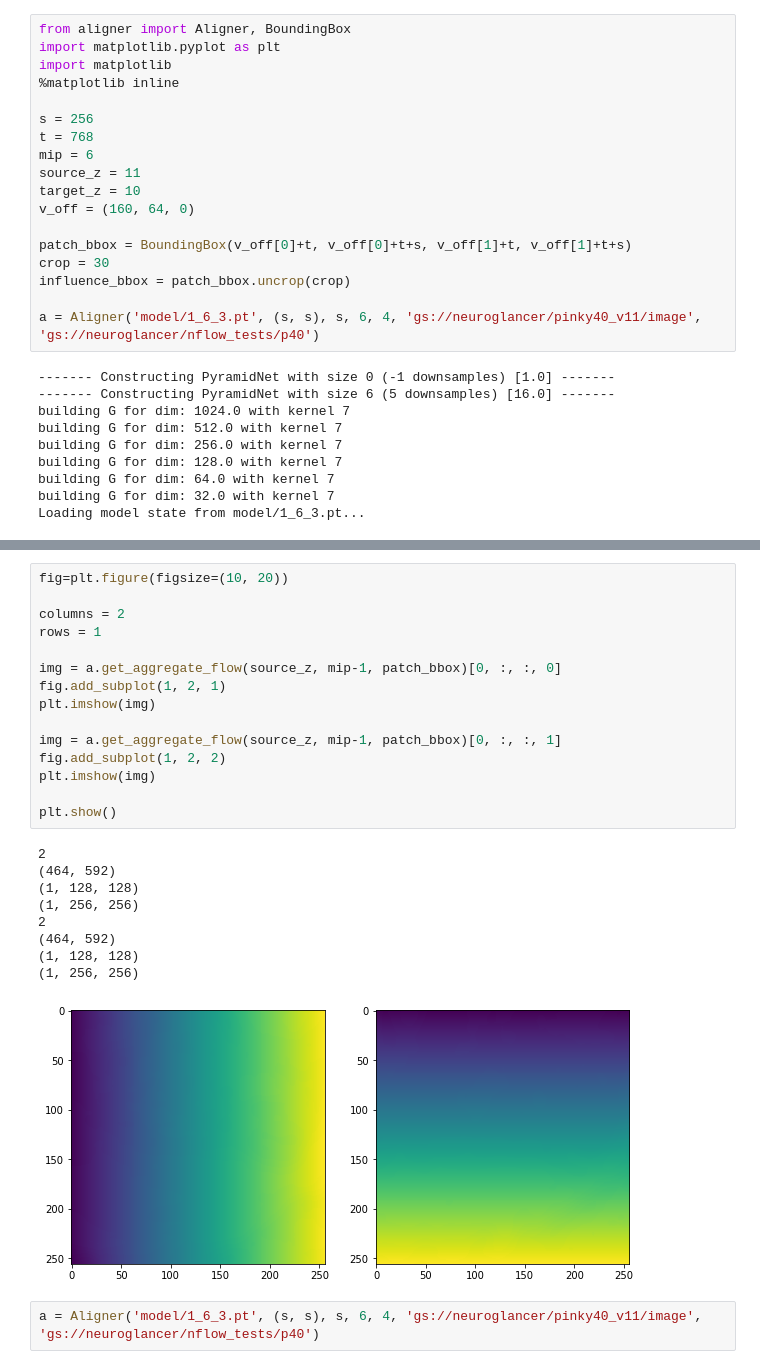
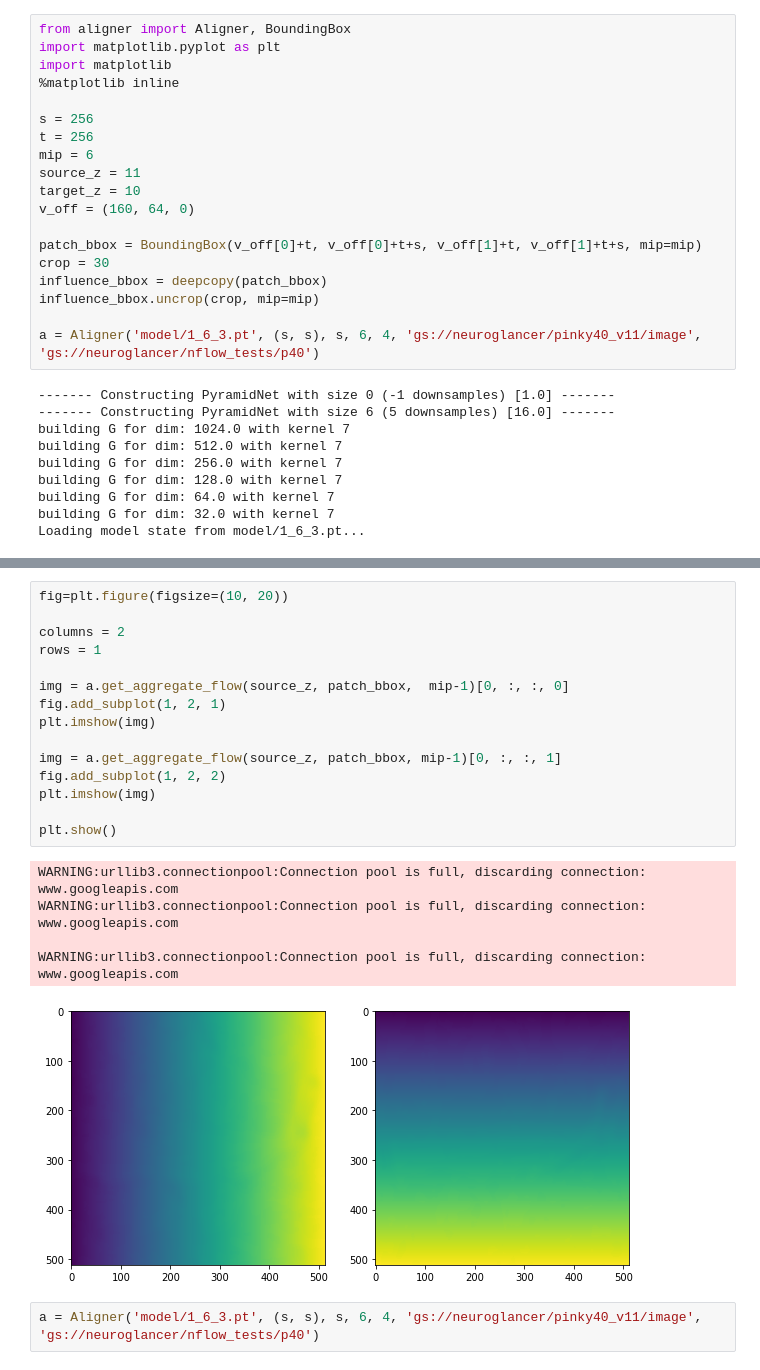
Before and after one commit to seung-lab/SEAMLeSS, a Jupyter notebook: inference/test_notebook.ipynb, the cells around one changed output, grey strips where cells are left out. Saved outputs shown, nothing was run; the diff lists cells and outputs as text.

```diff
--- a/inference/Untitled0.ipynb
+++ b/inference/test_notebook.ipynb
@@ -108,15 +112,16 @@ import matplotlib
 %matplotlib inline
 
 s = 256
-t = 768
+t = 256
 mip = 6
 source_z = 11
 target_z = 10
 v_off = (160, 64, 0)
 
-patch_bbox = BoundingBox(v_off[0]+t, v_off[0]+t+s, v_off[1]+t, v_off[1]+t+s)
+patch_bbox = BoundingBox(v_off[0]+t, v_off[0]+t+s, v_off[1]+t, v_off[1]+t+s, mip=mip)
 crop = 30
-influence_bbox = patch_bbox.uncrop(crop)
+influence_bbox = deepcopy(patch_bbox)
+influence_bbox.uncrop(crop, mip=mip)
 
 a = Aligner('model/1_6_3.pt', (s, s), s, 6, 4, 'gs://neuroglancer/pinky40_v11/image', 'gs://neuroglancer/nflow_tests/p40')
 # %% [output]
@@ -154,27 +160,23 @@ plt.show()
 # %%
 fig=plt.figure(figsize=(10, 20))
 
 columns = 2
 rows = 1
 
-img = a.get_aggregate_flow(source_z, mip-1, patch_bbox)[0, :, :, 0]
+img = a.get_aggregate_flow(source_z, patch_bbox,  mip-1)[0, :, :, 0]
 fig.add_subplot(1, 2, 1)
 plt.imshow(img)
 
-img = a.get_aggregate_flow(source_z, mip-1, patch_bbox)[0, :, :, 1]
+img = a.get_aggregate_flow(source_z, patch_bbox, mip-1)[0, :, :, 1]
 fig.add_subplot(1, 2, 2)
 plt.imshow(img)
 
 plt.show()
 # %% [output]
-2
-(464, 592)
-(1, 128, 128)
-(1, 256, 256)
-2
-(464, 592)
-(1, 128, 128)
-(1, 256, 256)
+WARNING:urllib3.connectionpool:Connection pool is full, discarding connection: www.googleapis.com
+WARNING:urllib3.connectionpool:Connection pool is full, discarding connection: www.googleapis.com
+
+WARNING:urllib3.connectionpool:Connection pool is full, discarding connection: www.googleapis.com
-[figure, old version]
+[figure, new version]
 # %%
 a = Aligner('model/1_6_3.pt', (s, s), s, 6, 4, 'gs://neuroglancer/pinky40_v11/image', 'gs://neuroglancer/nflow_tests/p40')
```
Also changed, not shown: parts of 7 cells of this notebook, 1 other file.
